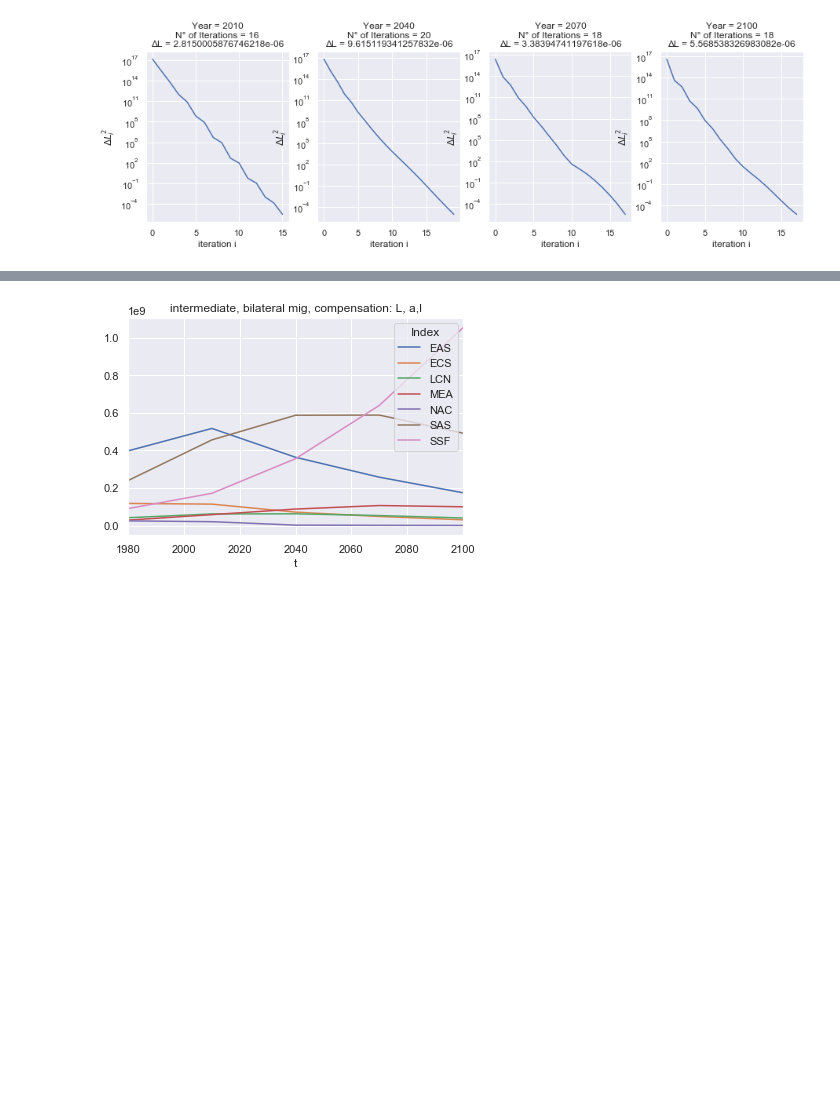
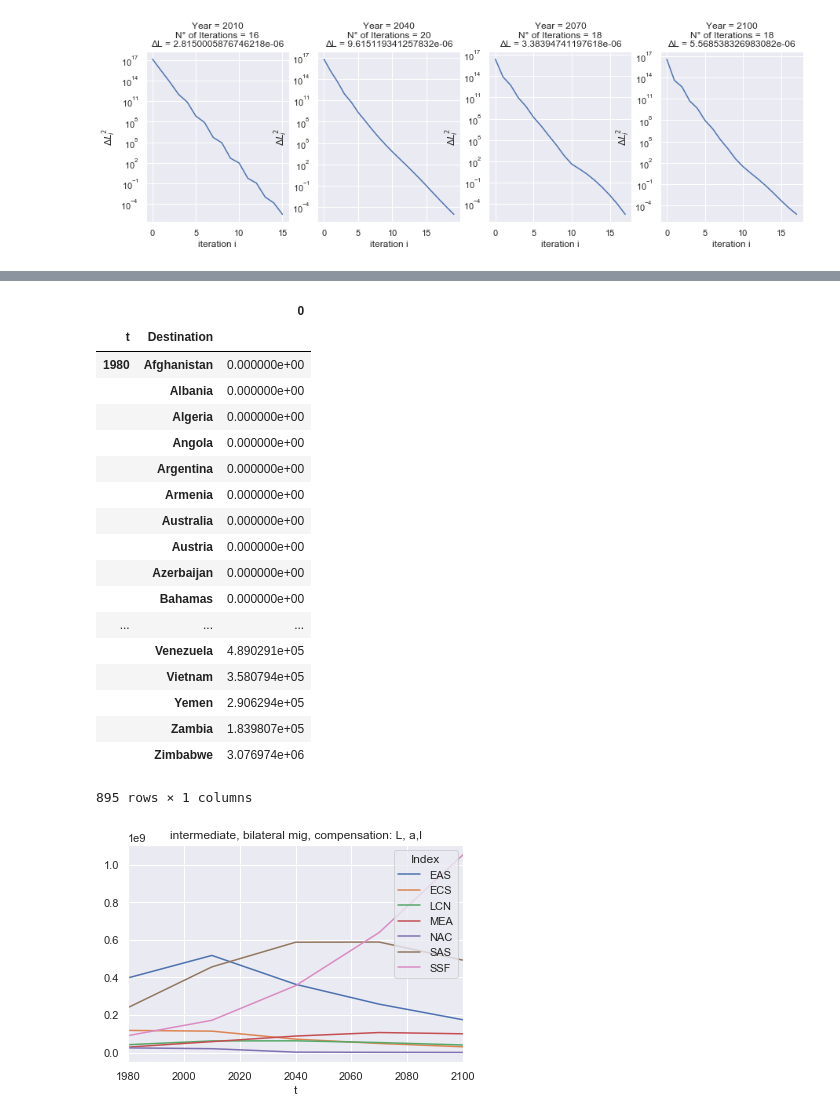
Before and after one commit to hscheewel/GeographyOfClimateMigration, a Jupyter notebook: model.ipynb, the cells around one changed output, grey strips where cells are left out. Drawn from its saved outputs; the diff is of its cells as text; code cells hidden in the pictures; blank space fills up the shorter version.

```diff
--- a/model.ipynb
+++ b/model.ipynb
@@ -162,15 +162,15 @@ def MidxDataFrame(self,dim,value=np.nan):
     },
     'ijrst': {
         'levels': [R,S,T,list(self.countries)],
-        'names': ['r','s','t','Destinations']
+        'names': ['r','s','t','Destination']
     },
     'ijrsbt': {
         'levels': [R,S,B,T,list(self.countries)],
-        'names': ['r','s','b','t','Destinations']
+        'names': ['r','s','b','t','Destination']
     },
     'ijrsft': {
         'levels': [R,S,['f'],T,list(self.countries)],
-        'names': ['r','s','b','t','Destinations']}}
+        'names': ['r','s','b','t','Destination']}}
 
 
     return(pd.DataFrame(value, index=self.countries,
@@ -1220,3 +1266,32 @@ NameError: name 's1' is not defined
+# %%
+M = m1.Mij.unstack().reset_index()
+if on != 'country':
+    var[on] = var['Country'].replace(
+        list(m.__dict__[on].index),
+        list(m.__dict__[on]))
+var = var.groupby(['t',on]).sum().T.stack()
+# %%
+M.groupby(['t','Destination']).sum()
+# %% [output]
+|  |  | 0 |
+| t | Destination |  |
+| 1980 | Afghanistan | 0.000000e+00 |
+|  | Albania | 0.000000e+00 |
+|  | Algeria | 0.000000e+00 |
+|  | Angola | 0.000000e+00 |
+|  | Argentina | 0.000000e+00 |
+|  | Armenia | 0.000000e+00 |
+|  | Australia | 0.000000e+00 |
+|  | Austria | 0.000000e+00 |
+|  | Azerbaijan | 0.000000e+00 |
+|  | Bahamas | 0.000000e+00 |
+| ... | ... | ... |
+|  | Venezuela | 4.890291e+05 |
+|  | Vietnam | 3.580794e+05 |
+|  | Yemen | 2.906294e+05 |
+|  | Zambia | 1.839807e+05 |
+|  | Zimbabwe | 3.076974e+06 |
+895 rows × 1 columns
 # %%
 # b = False
 # OECD = False
```
Also changed, not shown: parts of 4 cells of this notebook.
